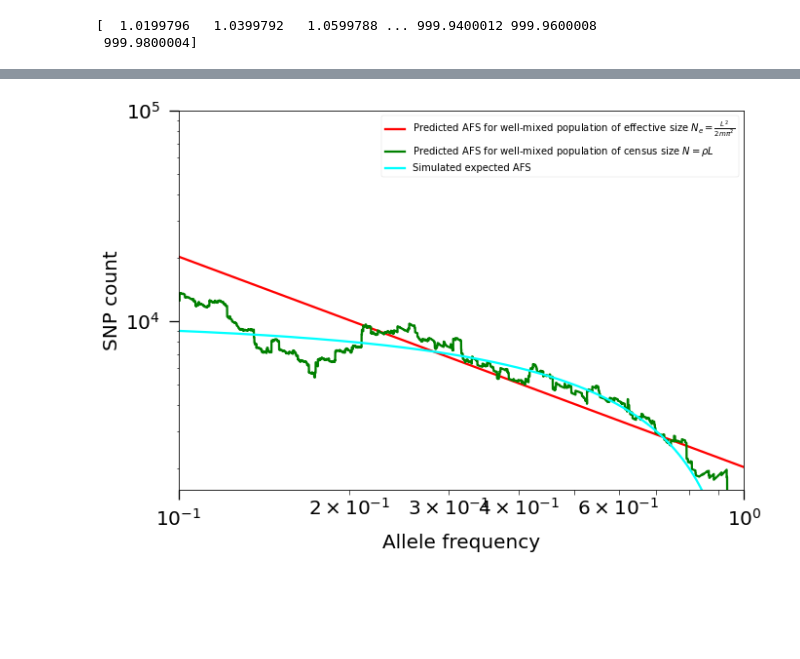
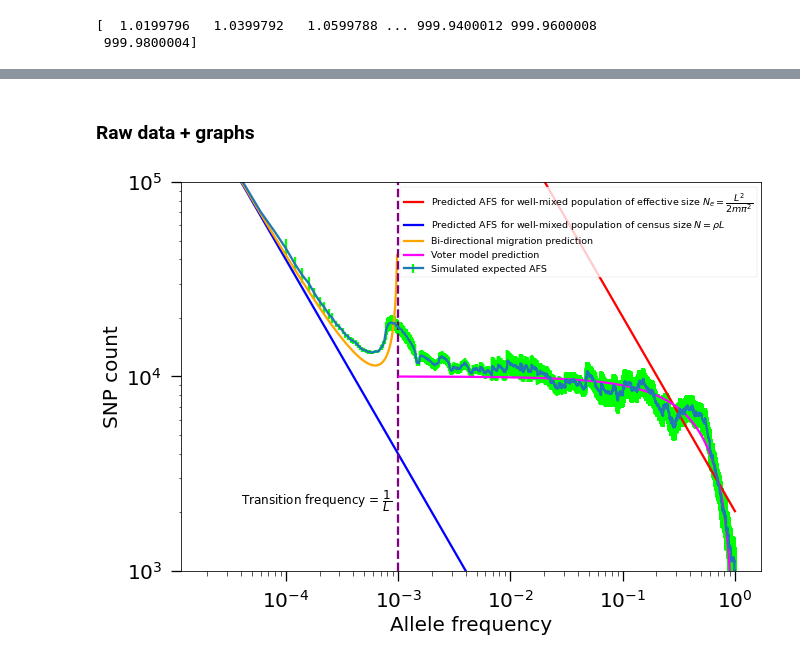
Before and after one commit to weissmanlab/Genetic_Diversity_Space, a Jupyter notebook: 1DCircular_Mrholessthan1.ipynb, the cells around one changed output, grey strips where cells are left out. Saved outputs shown, nothing was run; the diff lists cells and outputs as text; code cells hidden in the pictures; blank space fills up the shorter version.

```diff
--- a/1DCircular_Mrholessthan1.ipynb
+++ b/1DCircular_Mrholessthan1.ipynb
@@ -349,0 +314,2 @@ plt.savefig("Fits.pdf")
+# %% [markdown]
+### Raw data + graphs
@@ -350,12 +346,20 @@ plt.savefig("Fits.pdf")
 # %%
-plt.loglog(np.arange(1,total_sample_size)/total_sample_size, Theta_eff / np.arange(1,total_sample_size), color="red")
-plt.loglog(np.arange(1, total_sample_size+1)/(total_sample_size+1), smooth(afs[1:], threshold=1000, rescale=200), color="green")
-plt.loglog(data_x,factor*fit, color='cyan')
+err=error_data
+plt.loglog(AF_xpoints, Maruyama_effective_ydata, color="red", label=r"Predicted AFS for well-mixed population of effective size $N_e=\dfrac{L^2}{2m\pi^2}$")
+plt.loglog(AF_xpoints,Maruyama_census_ydata, color="blue", label=r"Predicted AFS for well-mixed population of census size $N=\rho L$")
+#plt.loglog(np.arange(1, total_sample_size+1)/(total_sample_size+1),smooth(afs[1:], threshold=1000, rescale=200), color="green",linewidth=0.5)
+#plt.axvline(0.2,color="orange")
+plt.loglog(scaled_x_bidirection_points, bi_directional_prediction ,"orange", label='Bi-directional migration prediction')
+plt.axvline(transition_frequency,color='purple', linestyle = '--')
+plt.text(0.00004,2200,r"Transition frequency = $\dfrac{1}{L}$",fontsize='12')
+plt.loglog(voter_x_data,voter_model_prediction , color='magenta', label="Voter model prediction")
+plt.errorbar(AF_xpoints, Simulated_data , yerr=err, ecolor="lime", label="Simulated expected AFS")
 plt.xlabel("Allele frequency")
 plt.ylabel('SNP count')
-plt.legend([r"Predicted AFS for well-mixed population of effective size $N_e=\frac{L^2}{2m\pi^2}$", r"Predicted AFS for well-mixed population of census size $N=\rho L$", "Simulated expected AFS", "W-F fit" , r"Transition frequency = $\frac{1}{L}$", "Voter fit"], loc ="upper right", fontsize=10)
-plt.ylim(10**3.2,10**5)
-plt.xlim(10**-1,10**0)
-plt.savefig("Fig16.pdf")
+plt.legend(prop={"size":9.5},loc="upper right")
+#plt.legend(["Predicted AFS for population of effective size Ne", "Predicted AFS for population of census size N", "Simulated expected AFS", 'Transition frequency', "W-F fit", "Master fit"], loc ="upper right")
+#plt.legend([r"Predicted AFS for well-mixed population of effective size $N_e=\frac{L^2}{2m\pi^2}$", r"Predicted AFS for well-mixed population of census size $N=\rho L$", "W-F fit" , r"Transition frequency = $\frac{1}{L}$", "Voter fit","Simulated expected AFS"], loc ="upper right", fontsize=10)
+plt.ylim(10**3, 10**5)
+plt.savefig("Fits3.pdf")
 # %% [output]
-[figure, old version]
+[figure, new version]
```
Also changed, not shown: parts of 11 cells of this notebook, 3 other files.
